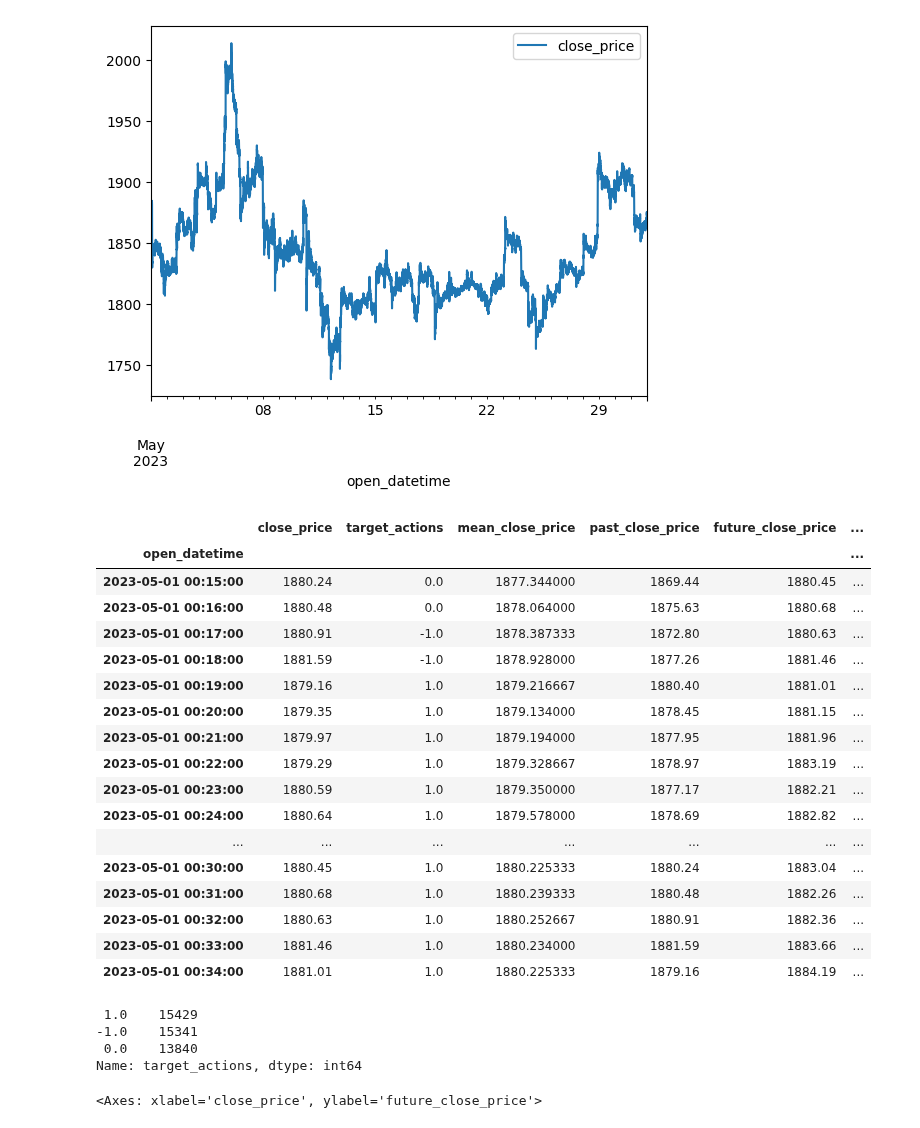
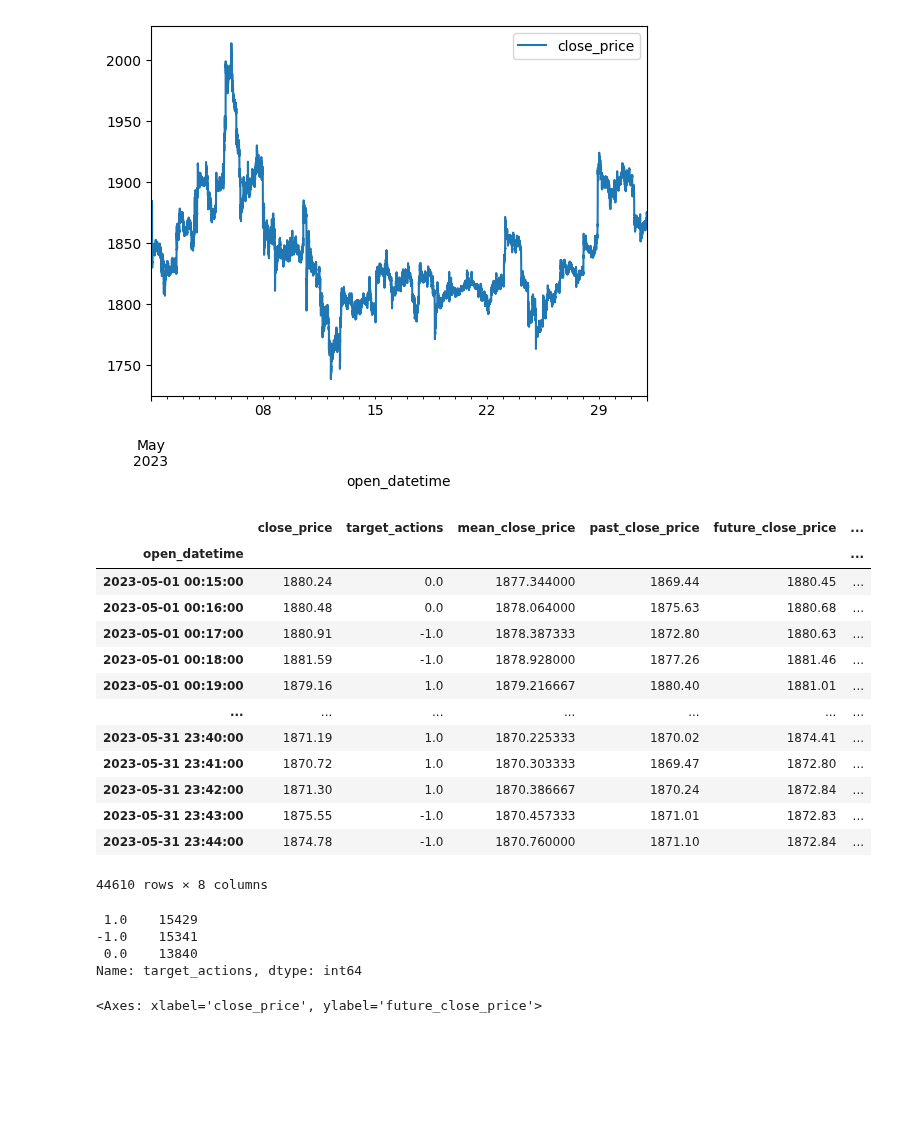
Before and after one commit to yoda31217/to-the-moon, a Jupyter notebook: src/poc/bot_ml/poc_bot_ml_data_analysis.ipynb, the cells around one changed output. Cells and saved outputs as stored; diff of their text form; code cells hidden in the pictures; blank space fills up the shorter version.

```diff
--- a/src/poc/bot_ml/poc_bot_ml_data_analysis.ipynb
+++ b/src/poc/bot_ml/poc_bot_ml_data_analysis.ipynb
@@ -83,60 +83,54 @@ k_lines.plot.line(use_index=True)
 <Axes: xlabel='open_datetime'>
 [figure]
 # %%
-from poc.bot_ml.poc_bot_ml_utils import calculate_target_actions
+from poc.bot_ml.poc_bot_ml_utils import calculate_and_set_target_actions
 
 features = k_lines[k_lines.columns]
 
 window_minutes = 15
 
-features["target_actions"] = calculate_target_actions(
-    features["close_price"], 15, 1.0 + 0.001
-)
+calculate_and_set_target_actions(features, window_minutes, 1.0 + 0.001)
 
 features["mean_close_price"] = (
     features["close_price"].shift(1).rolling(window_minutes).mean()
 )
 features["past_close_price"] = features["close_price"].shift(window_minutes)
 features["future_close_price"] = features["close_price"].shift(-window_minutes)
 
 features["mean_close_price_ratio"] = (
     features["close_price"] / features["mean_close_price"]
 )
 features["past_close_price_ratio"] = (
     features["close_price"] / features["past_close_price"]
 )
 features["future_close_price_ratio"] = (
     features["future_close_price"] / features["close_price"]
 )
 
 features.dropna(inplace=True)
 
-display(features.head(20))
+display(features)
 
 display(features["target_actions"].value_counts())
 # %% [output]
 |  | close_price | target_actions | mean_close_price | past_close_price | future_close_price | ... |
 | open_datetime |  |  |  |  |  | ... |
 | 2023-05-01 00:15:00 | 1880.24 | 0.0 | 1877.344000 | 1869.44 | 1880.45 | ... |
 | 2023-05-01 00:16:00 | 1880.48 | 0.0 | 1878.064000 | 1875.63 | 1880.68 | ... |
 | 2023-05-01 00:17:00 | 1880.91 | -1.0 | 1878.387333 | 1872.80 | 1880.63 | ... |
 | 2023-05-01 00:18:00 | 1881.59 | -1.0 | 1878.928000 | 1877.26 | 1881.46 | ... |
 | 2023-05-01 00:19:00 | 1879.16 | 1.0 | 1879.216667 | 1880.40 | 1881.01 | ... |
-| 2023-05-01 00:20:00 | 1879.35 | 1.0 | 1879.134000 | 1878.45 | 1881.15 | ... |
-| 2023-05-01 00:21:00 | 1879.97 | 1.0 | 1879.194000 | 1877.95 | 1881.96 | ... |
-| 2023-05-01 00:22:00 | 1879.29 | 1.0 | 1879.328667 | 1878.97 | 1883.19 | ... |
-| 2023-05-01 00:23:00 | 1880.59 | 1.0 | 1879.350000 | 1877.17 | 1882.21 | ... |
-| 2023-05-01 00:24:00 | 1880.64 | 1.0 | 1879.578000 | 1878.69 | 1882.82 | ... |
 | ... | ... | ... | ... | ... | ... | ... |
-| 2023-05-01 00:30:00 | 1880.45 | 1.0 | 1880.225333 | 1880.24 | 1883.04 | ... |
-| 2023-05-01 00:31:00 | 1880.68 | 1.0 | 1880.239333 | 1880.48 | 1882.26 | ... |
-| 2023-05-01 00:32:00 | 1880.63 | 1.0 | 1880.252667 | 1880.91 | 1882.36 | ... |
-| 2023-05-01 00:33:00 | 1881.46 | 1.0 | 1880.234000 | 1881.59 | 1883.66 | ... |
-| 2023-05-01 00:34:00 | 1881.01 | 1.0 | 1880.225333 | 1879.16 | 1884.19 | ... |
+| 2023-05-31 23:40:00 | 1871.19 | 1.0 | 1870.225333 | 1870.02 | 1874.41 | ... |
+| 2023-05-31 23:41:00 | 1870.72 | 1.0 | 1870.303333 | 1869.47 | 1872.80 | ... |
+| 2023-05-31 23:42:00 | 1871.30 | 1.0 | 1870.386667 | 1870.24 | 1872.84 | ... |
+| 2023-05-31 23:43:00 | 1875.55 | -1.0 | 1870.457333 | 1871.01 | 1872.83 | ... |
+| 2023-05-31 23:44:00 | 1874.78 | -1.0 | 1870.760000 | 1871.10 | 1872.84 | ... |
- 1.0    15429
--1.0    15341
- 0.0    13840
-Name: target_actions, dtype: int64
+44610 rows × 8 columns
+ 1.0    15429
+-1.0    15341
+ 0.0    13840
+Name: target_actions, dtype: int64
 # %%
 features.plot.scatter(x="close_price", y="future_close_price", s=0.1)
 # %% [output]
```
Also changed, not shown: 1 other file.
